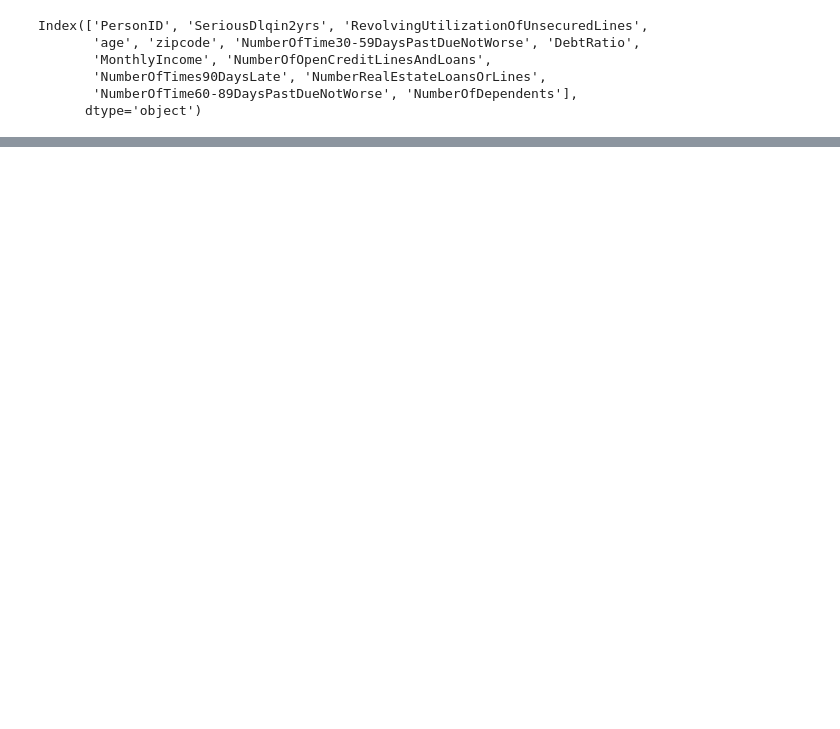
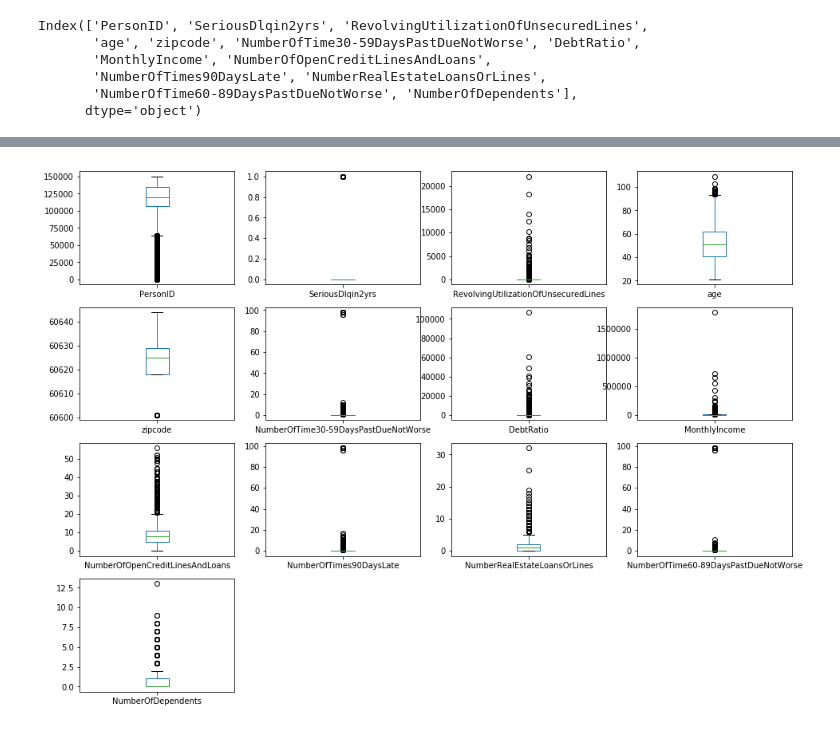
Before and after one commit to alenastern/Machine_Learning_Public_Policy, a Jupyter notebook: hws/HW2_ML_Pipeline.ipynb, the cells around one changed output, grey strips where cells are left out. Saved outputs shown, nothing was run; the diff lists cells and outputs as text; code cells hidden in the pictures; blank space fills up the shorter version.

```diff
--- a/hws/HW2_ML_Pipeline.ipynb
+++ b/hws/HW2_ML_Pipeline.ipynb
@@ -36,0 +58,4 @@ plot_correlations(corr_table, "SeriousDlqin2yrs")
+# %%
+outliers_plot(data)
+# %% [output]
+[figure, added]
```
Also changed, not shown: parts of 9 cells of this notebook, 1 other file.
